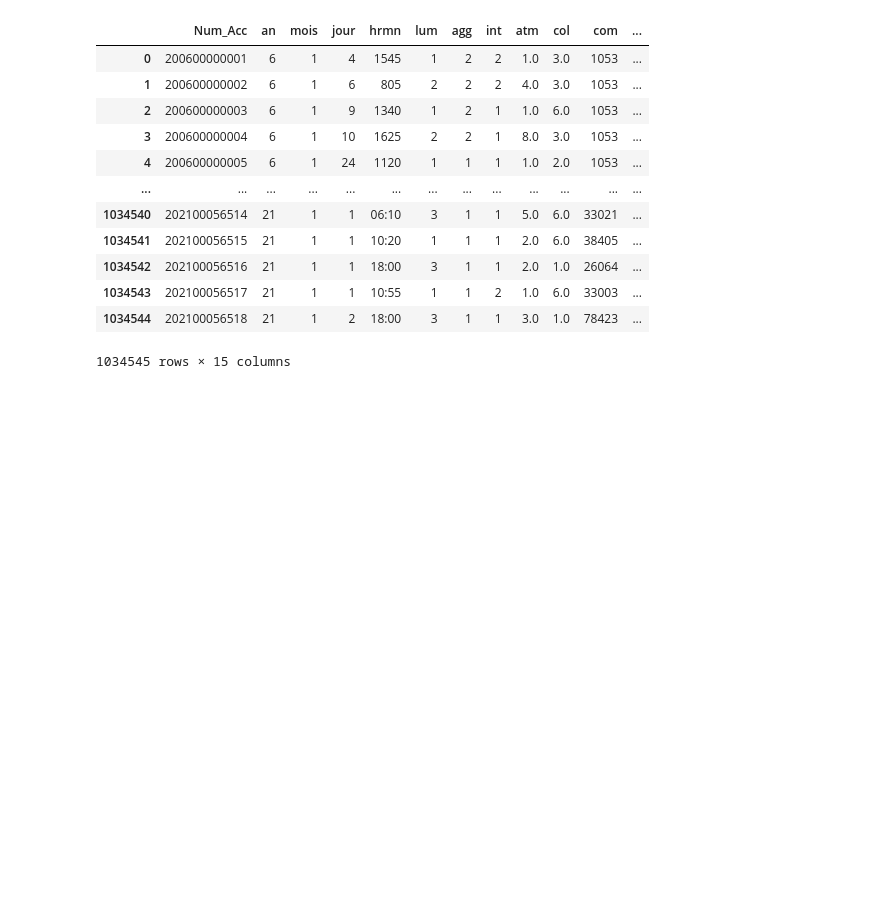
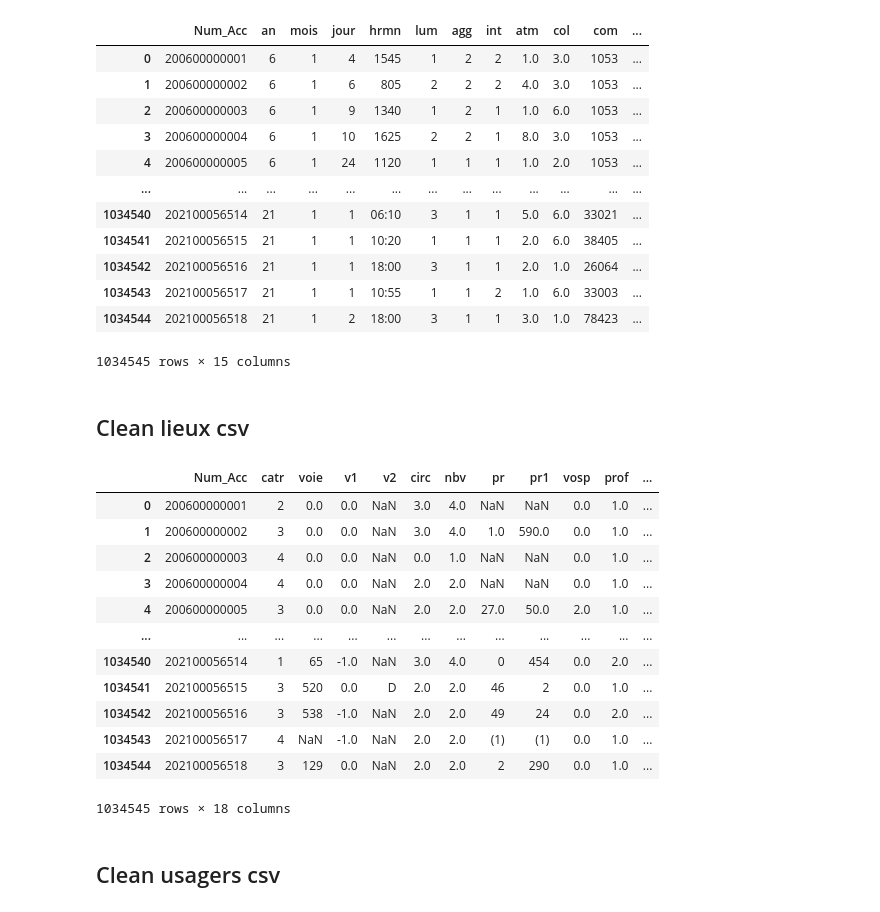
Before and after one commit to itasli/accidents-circulation-routiere, a Jupyter notebook: csv_clean.ipynb, the cells around one changed output. Saved outputs shown, nothing was run; the diff lists cells and outputs as text; code cells hidden in the pictures; blank space fills up the shorter version.

```diff
--- a/csv_clean.ipynb
+++ b/csv_clean.ipynb
@@ -73,3 +73,45 @@ df
 | 1034543 | 202100056517 | 21 | 1 | 1 | 10:55 | 1 | 1 | 2 | 1.0 | 6.0 | 33003 | ... |
 | 1034544 | 202100056518 | 21 | 1 | 2 | 18:00 | 3 | 1 | 1 | 3.0 | 1.0 | 78423 | ... |
 1034545 rows × 15 columns
+# %% [markdown]
+## Clean lieux csv
+# %%
+for i in range(2006,2022):
+    if i >= 2019:
+        delimiter = ";"
+    else:
+        delimiter = ","
+
+    df = pd.read_csv(f'./accidents/lieux_{i}.csv', delimiter=delimiter, low_memory=False)
+
+    if i>=2019:
+        # dorp vma
+        df.drop('vma', axis=1, inplace=True)
+
+        #add env1 column
+        df['env1'] = np.nan
+
+    # reorganize columns Num_Acc,catr,voie,v1,v2,circ,nbv,pr,pr1,vosp,prof,plan,lartpc,larrout,surf,infra,situ,env1
+    df = df[['Num_Acc', 'catr', 'voie', 'v1', 'v2', 'circ', 'nbv', 'pr', 'pr1', 'vosp', 'prof', 'plan', 'lartpc', 'larrout', 'surf', 'infra', 'situ', 'env1']]
+
+    df.to_csv(f'./accidents2/lieux_{i}.csv', index=False)
+# %%
+# open all csv in accidents2 folder and concat them
+df = pd.concat([pd.read_csv(f'./accidents2/lieux_{i}.csv', low_memory=False) for i in range(2006,2022)], ignore_index=True)
+df
+# %% [output]
+|  | Num_Acc | catr | voie | v1 | v2 | circ | nbv | pr | pr1 | vosp | prof | ... |
+| 0 | 200600000001 | 2 | 0.0 | 0.0 | NaN | 3.0 | 4.0 | NaN | NaN | 0.0 | 1.0 | ... |
+| 1 | 200600000002 | 3 | 0.0 | 0.0 | NaN | 3.0 | 4.0 | 1.0 | 590.0 | 0.0 | 1.0 | ... |
+| 2 | 200600000003 | 4 | 0.0 | 0.0 | NaN | 0.0 | 1.0 | NaN | NaN | 0.0 | 1.0 | ... |
+| 3 | 200600000004 | 4 | 0.0 | 0.0 | NaN | 2.0 | 2.0 | NaN | NaN | 0.0 | 1.0 | ... |
+| 4 | 200600000005 | 3 | 0.0 | 0.0 | NaN | 2.0 | 2.0 | 27.0 | 50.0 | 2.0 | 1.0 | ... |
+| ... | ... | ... | ... | ... | ... | ... | ... | ... | ... | ... | ... | ... |
+| 1034540 | 202100056514 | 1 | 65 | -1.0 | NaN | 3.0 | 4.0 | 0 | 454 | 0.0 | 2.0 | ... |
+| 1034541 | 202100056515 | 3 | 520 | 0.0 | D | 2.0 | 2.0 | 46 | 2 | 0.0 | 1.0 | ... |
+| 1034542 | 202100056516 | 3 | 538 | -1.0 | NaN | 2.0 | 2.0 | 49 | 24 | 0.0 | 2.0 | ... |
+| 1034543 | 202100056517 | 4 | NaN | -1.0 | NaN | 2.0 | 2.0 | (1) | (1) | 0.0 | 1.0 | ... |
+| 1034544 | 202100056518 | 3 | 129 | 0.0 | NaN | 2.0 | 2.0 | 2 | 290 | 0.0 | 1.0 | ... |
+1034545 rows × 18 columns
+# %% [markdown]
+## Clean usagers csv
```
Also changed, not shown: parts of 5 cells of this notebook.
